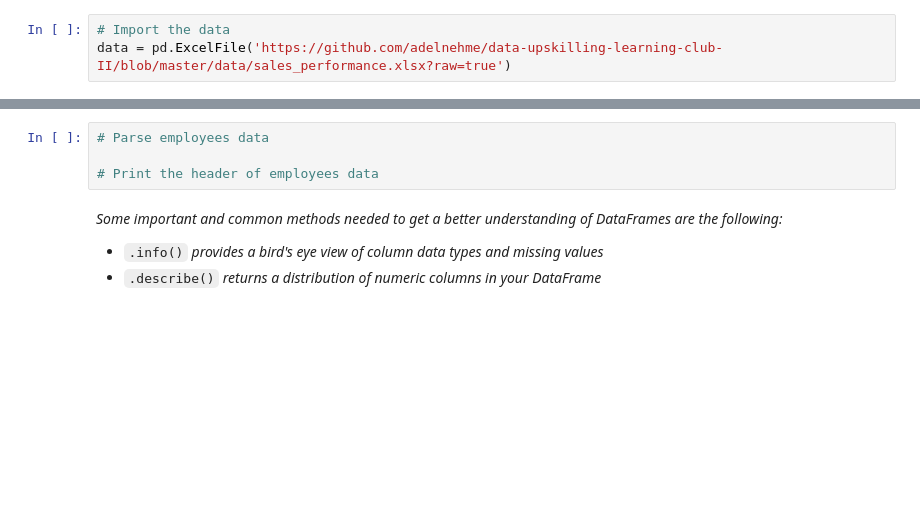
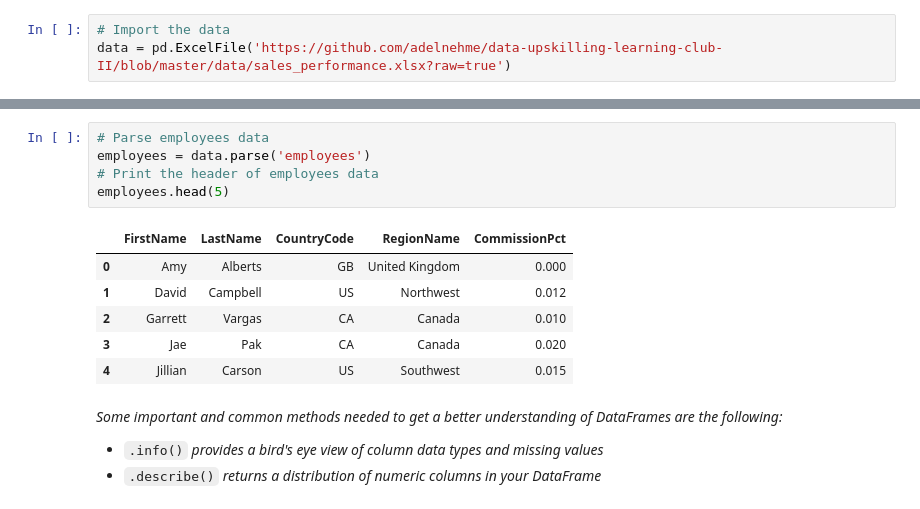
Before and after one commit to adelnehme/data-upskilling-learning-club-II, a Jupyter notebook: notebooks/data_upskilling_manipulating_data_python.ipynb, the cells around one changed output, grey strips where cells are left out. Drawn from its saved outputs; the diff is of its cells as text; blank space fills up the shorter version.

```diff
--- a/notebooks/data_upskilling_manipulating_data_python.ipynb
+++ b/notebooks/data_upskilling_manipulating_data_python.ipynb
@@ -64,7 +91,15 @@ data = pd.ExcelFile('https://github.com/adelnehme/data-upskilling-learning-club-
 # %%
 # Parse employees data
-
+employees = data.parse('employees')
 # Print the header of employees data
+employees.head(5)
+# %% [output]
+|  | FirstName | LastName | CountryCode | RegionName | CommissionPct |
+| 0 | Amy | Alberts | GB | United Kingdom | 0.000 |
+| 1 | David | Campbell | US | Northwest | 0.012 |
+| 2 | Garrett | Vargas | CA | Canada | 0.010 |
+| 3 | Jae | Pak | CA | Canada | 0.020 |
+| 4 | Jillian | Carson | US | Southwest | 0.015 |
 # %% [markdown]
 <font color=00AAFF>*Some important and common methods needed to get a better understanding of DataFrames are the following:*<font color=00AAFF>
 
```
Also changed, not shown: parts of 10 cells of this notebook.
